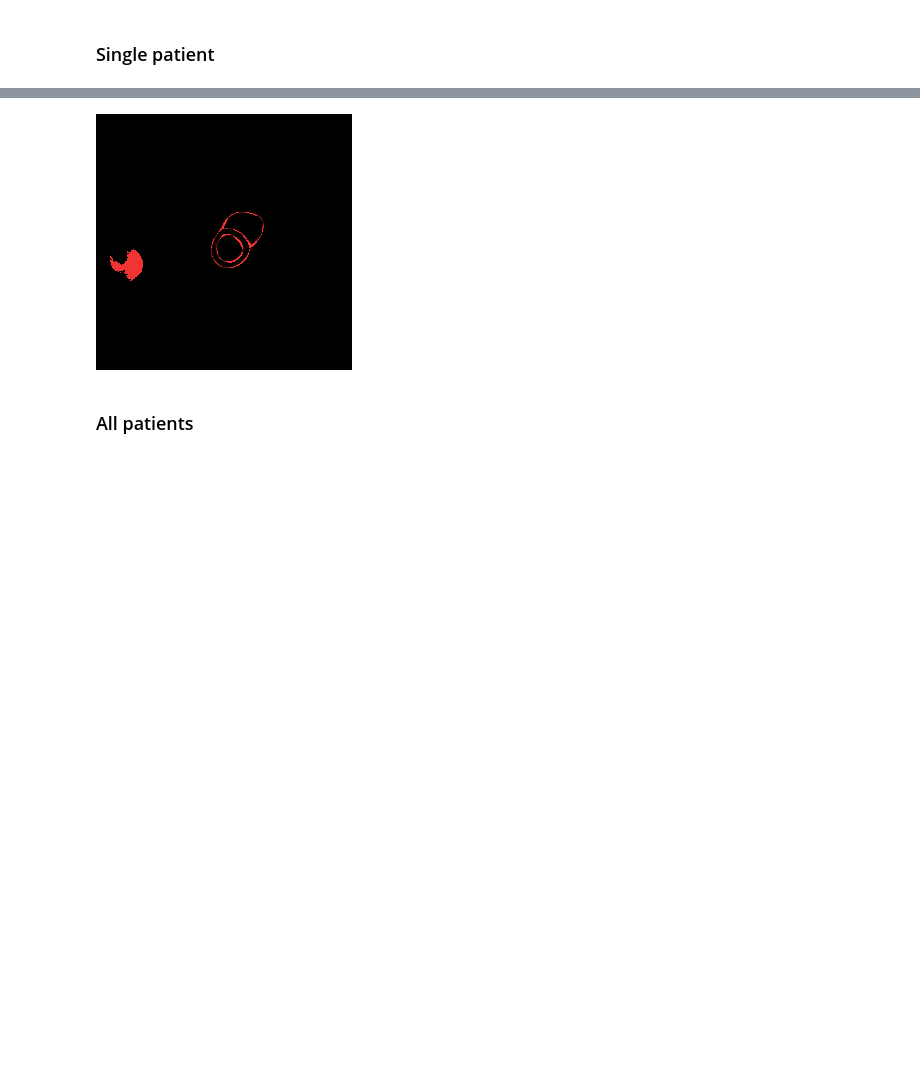
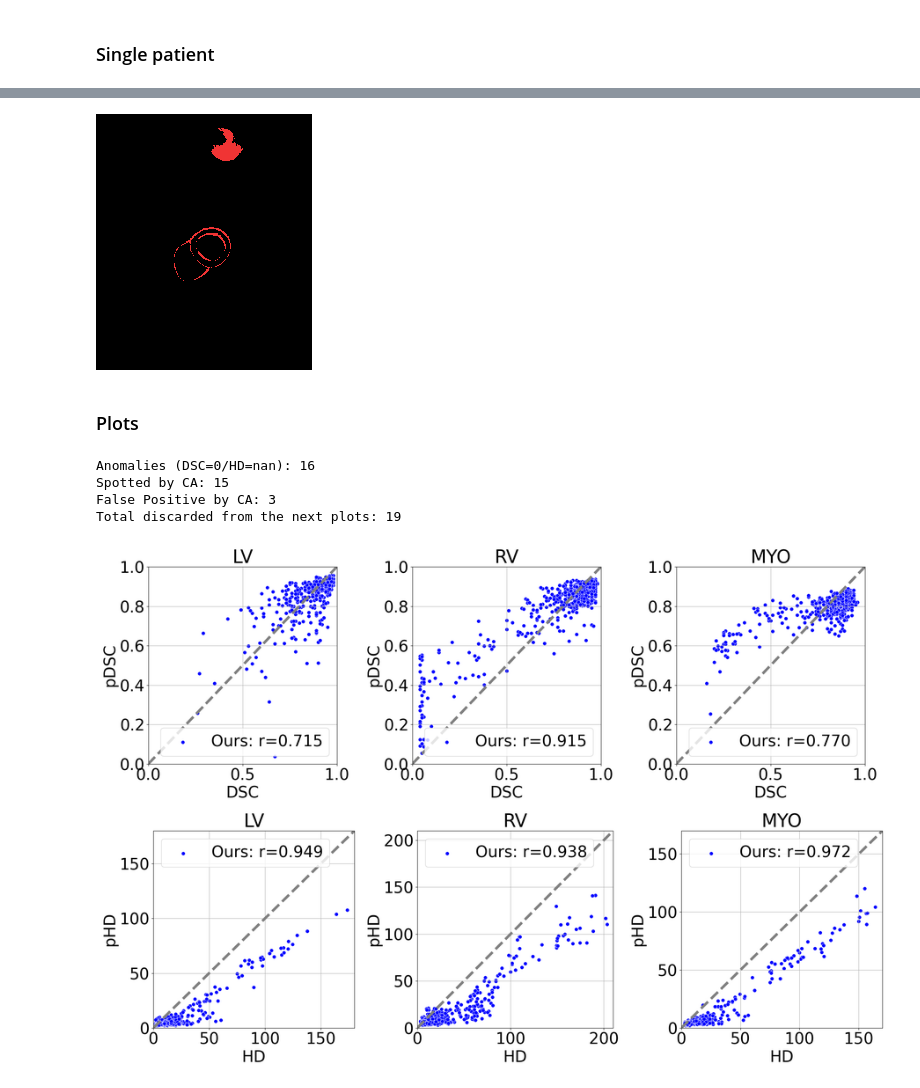
Before and after one commit to manigalati/quality_control_CMR, a Jupyter notebook: Model_Monitoring_for_Cardiac_Image_Segmentation.ipynb, the cells around one changed output, grey strips where cells are left out. Saved outputs shown, nothing was run; the diff lists cells and outputs as text; code cells hidden in the pictures; blank space fills up the shorter version.

```diff
--- a/Model_Monitoring_for_Cardiac_Image_Segmentation.ipynb
+++ b/Model_Monitoring_for_Cardiac_Image_Segmentation.ipynb
@@ -199,6 +277,4 @@ Wall time: 8.11 µs
 # %%
-display_difference(prediction["continuous"][2],reference[2])
+display_difference(prediction[2],reconstruction[2])
 # %% [output]
-[figure, old version]
+[figure, new version]
-# %% [markdown]
-### All patients
@@ -224,0 +281,14 @@ np.save(model+'_AE_ED+ES',results)
+# %% [markdown]
+### Plots
+# %%
+models=["Bai","Baumgartner","Tziritas and Grinias","Isensee","Khened","Yang"]
+plots=process_results(models,"data/measures/","postprocessed/measures/")
+# %% [output]
+Anomalies (DSC=0/HD=nan): 16
+Spotted by CA: 15
+False Positive by CA: 3
+Total discarded from the next plots: 19
+# %%
+display_plots(plots)
+# %% [output]
+[figure, added]
```
Also changed, not shown: parts of 50 cells of this notebook.
